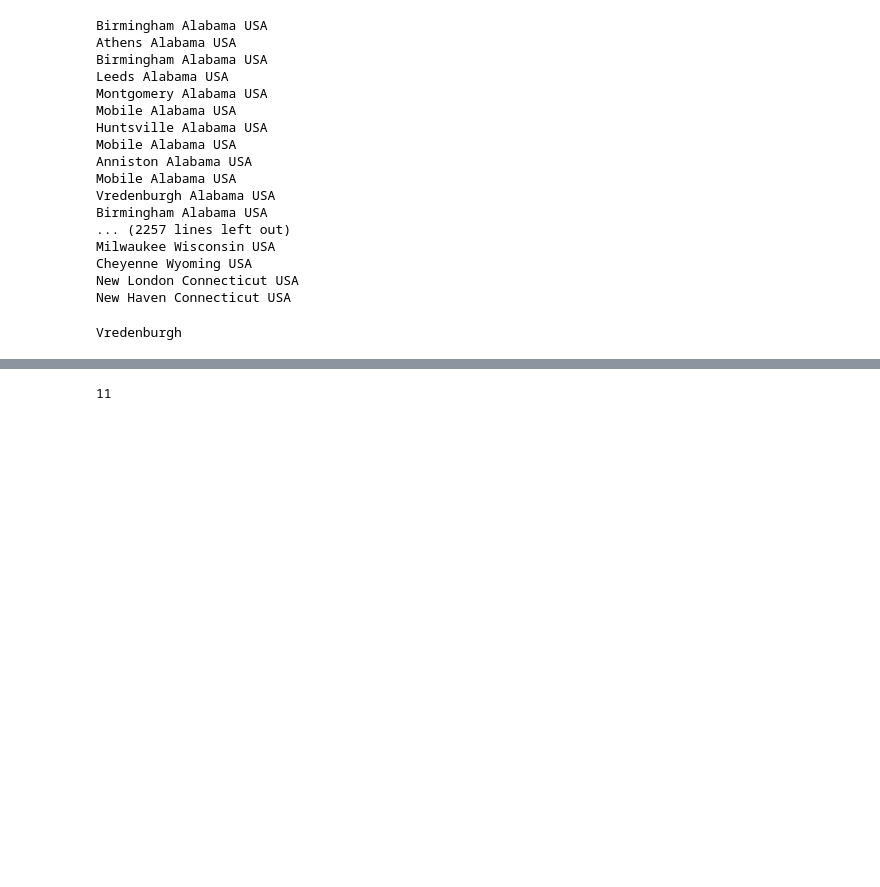
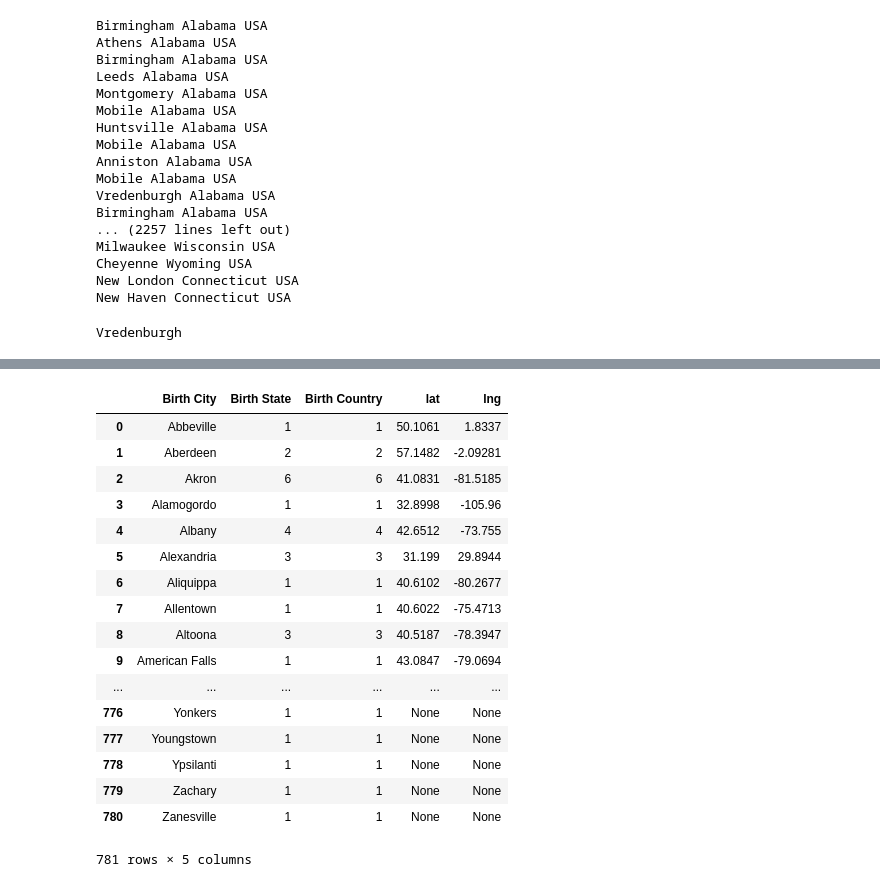
Before and after one commit to gibbyahmad/nba_heat_map, a Jupyter notebook: google_heat_maps.ipynb, the cells around one changed output, grey strips where cells are left out. Drawn from its saved outputs; the diff is of its cells as text; code cells hidden in the pictures; blank space fills up the shorter version.

```diff
--- a/google_heat_maps.ipynb
+++ b/google_heat_maps.ipynb
@@ -93,0 +83,10 @@ cities.head()
+# %%
+cities_temp = NBA_heat_maps[['Birth City', 'Birth State', 'Birth Country']]
+# print(cities_temp["Birth City"].value_counts())
+cities = cities_temp.groupby(['Birth City']).count()
+cities.reset_index(inplace=True)
+
+# cities.dropna(how='any', inplace=True)
+
+# cities = pd.read_csv('./Resources/PlayingCity.csv')
+cities.head()
@@ -94,21 +100,31 @@ cities.head()
 # %%
 results = []
+cities['lat'] = None
+cities['lng'] = None
+
 
 count = 0
 for index, row in cities.iterrows():
 #     for city, state, country in zip(trial_cities, trial_states, trial_country):
     count += 1
     print( row['Birth City'])
-    temp_url = base_URL + row['Birth City'] + '+' + row['Birth State'] + '+' + row['Birth Country'] + key_string
+#    temp_url = base_URL + row['Birth City'] +  row['Birth State'] + row['Birth Country'] + key_string
+    temp_url = base_URL + row['Birth City'] + key_string
     response = requests.get(temp_url)
-    print(temp_url)
-#         response = requests.get(base_URL + city + '+' + state + '+' + country + key_string)
+#     print(temp_url)
+    r = response.json()
+    pprint(r['results'][0]['geometry']['lat'])
+    pprint(r['results'][0]['geometry']['lng'])
+#     cities
+    cities.loc[index, 'lat'] = r['results'][0]['geometry']['lat']
+    cities.loc[index, 'lng'] = r['results'][0]['geometry']['lng']
+
 
     print("##############################")
 #     pprint(response.json())
     results.append(response.json())
-    if count > 10:
-        break
+#     if count > 10:
+#         break
 
 results
 # %% [output]
@@ -149,5 +149,22 @@ https://api.opencagedata.com/geocode/v1/json?q=Vredenburgh+Alabama+USA&key=7269b
-# %%
-len(results)
-# %% [output]
-11
+# %%
+cities
+# %% [output]
+|  | Birth City | Birth State | Birth Country | lat | lng |
+| 0 | Abbeville | 1 | 1 | 50.1061 | 1.8337 |
+| 1 | Aberdeen | 2 | 2 | 57.1482 | -2.09281 |
+| 2 | Akron | 6 | 6 | 41.0831 | -81.5185 |
+| 3 | Alamogordo | 1 | 1 | 32.8998 | -105.96 |
+| 4 | Albany | 4 | 4 | 42.6512 | -73.755 |
+| 5 | Alexandria | 3 | 3 | 31.199 | 29.8944 |
+| 6 | Aliquippa | 1 | 1 | 40.6102 | -80.2677 |
+| 7 | Allentown | 1 | 1 | 40.6022 | -75.4713 |
+| 8 | Altoona | 3 | 3 | 40.5187 | -78.3947 |
+| 9 | American Falls | 1 | 1 | 43.0847 | -79.0694 |
+| ... | ... | ... | ... | ... | ... |
+| 776 | Yonkers | 1 | 1 | None | None |
+| 777 | Youngstown | 1 | 1 | None | None |
+| 778 | Ypsilanti | 1 | 1 | None | None |
+| 779 | Zachary | 1 | 1 | None | None |
+| 780 | Zanesville | 1 | 1 | None | None |
+781 rows × 5 columns
 # %%
```
Also changed, not shown: parts of 6 cells of this notebook, 2 other files.
